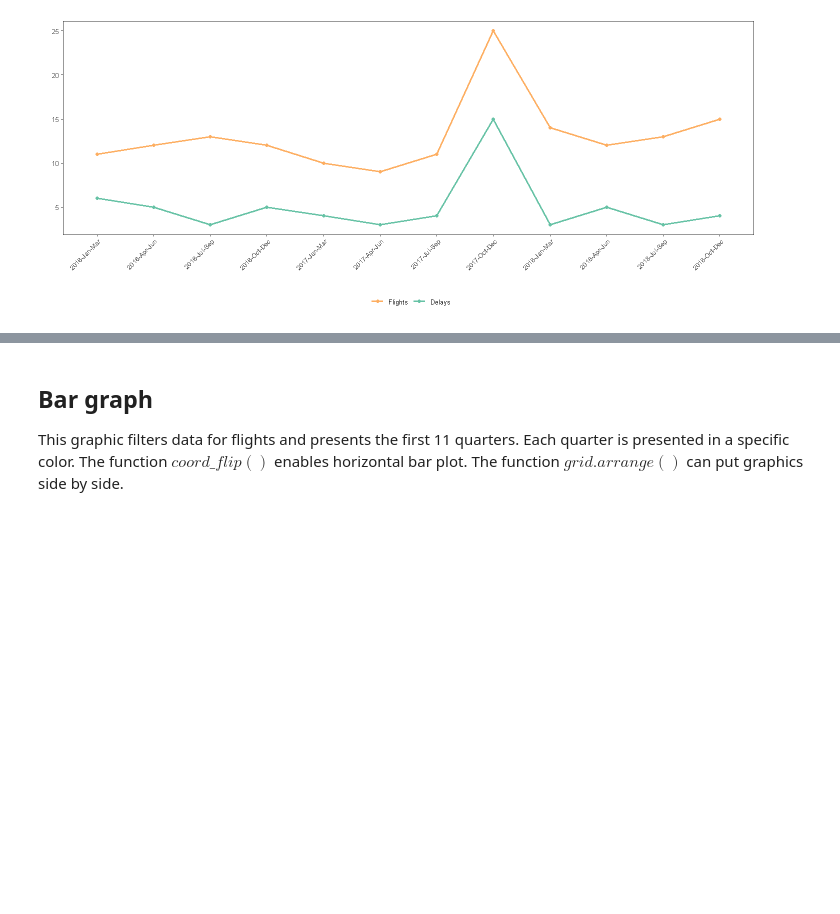
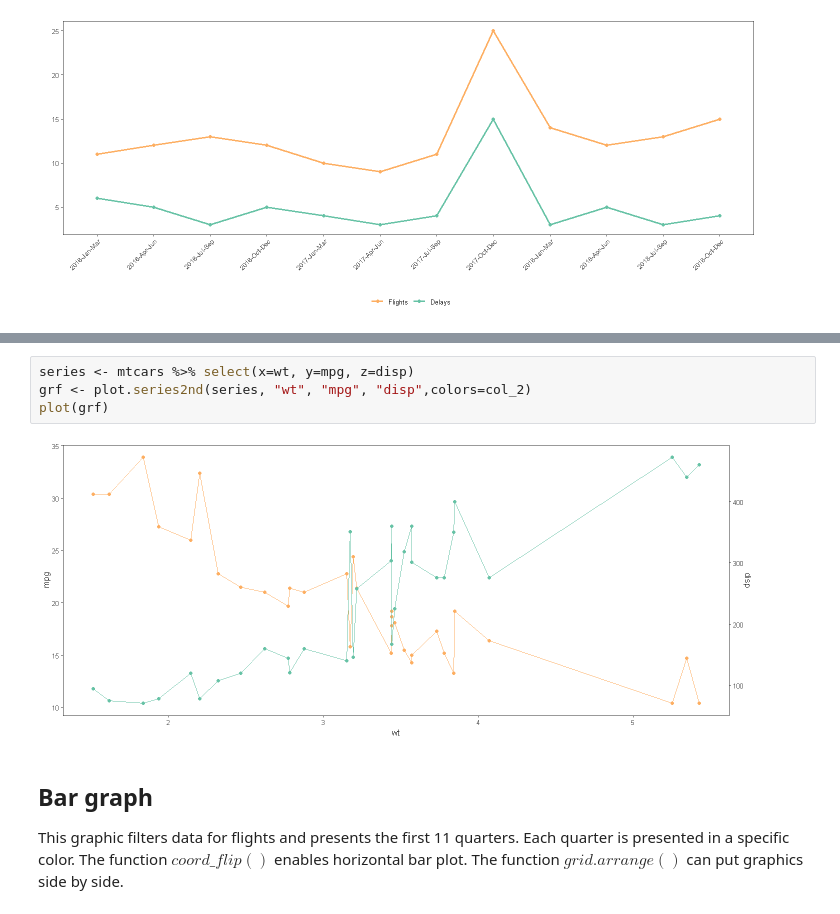
Before and after one commit to eogasawara/mylibrary, a Jupyter notebook: Graphic.ipynb, the cells around one changed output, grey strips where cells are left out. Drawn from its saved outputs; the diff is of its cells as text; blank space fills up the shorter version.

```diff
--- a/Graphic.ipynb
+++ b/Graphic.ipynb
@@ -116,3 +142,9 @@ plot(grf)
+# %%
+series <- mtcars %>% select(x=wt, y=mpg, z=disp)
+grf <- plot.series2nd(series, "wt", "mpg", "disp",colors=col_2)
+plot(grf)
+# %% [output]
+[figure, added]
 # %% [markdown]
 ## Bar graph
 This graphic filters data for flights and presents the first 11 quarters. Each quarter is presented in a specific color.
```
Also changed, not shown: parts of 5 cells of this notebook.
